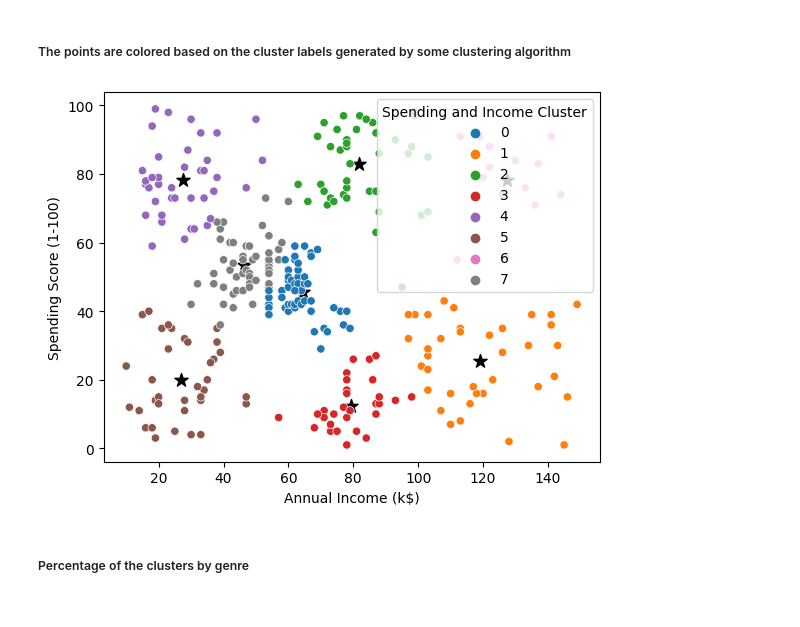
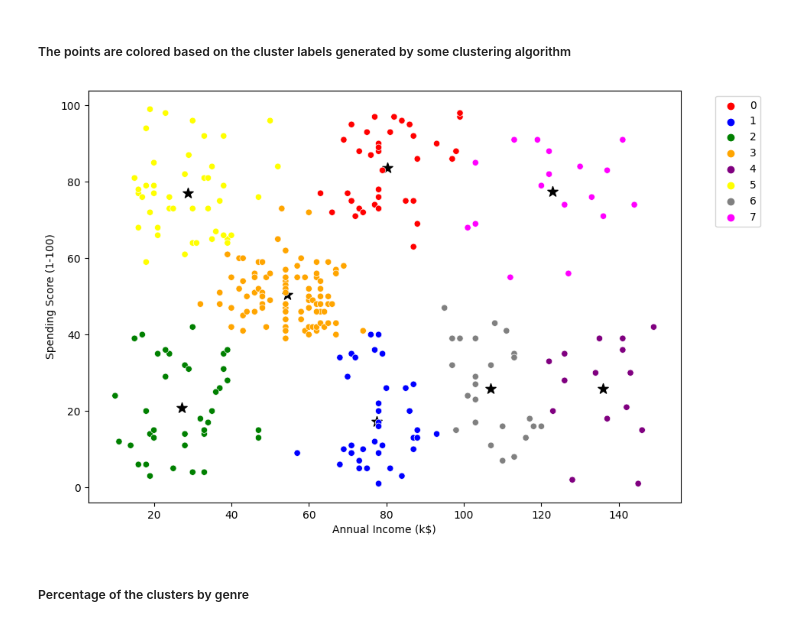
Before and after one commit to felipedds/segment-shopping-customer, a Jupyter notebook: clustering.ipynb, the cells around one changed output. Drawn from its saved outputs; the diff is of its cells as text; code cells hidden in the pictures.

Commit message:
alterated the the image of clustering

```diff
--- a/clustering.ipynb
+++ b/clustering.ipynb
@@ -284,13 +284,17 @@ plt.plot(range(1, 11), inertia_bivariate_scores)
 # %% [markdown]
 ##### The points are colored based on the cluster labels generated by some clustering algorithm
 # %%
+custom_palette = ["red", "blue", "green", "orange", "purple", "yellow", "grey", "magenta"]
 centers = pd.DataFrame(clustering_bivariate.cluster_centers_, columns=["x", "y"])
+plt.figure(figsize=(10, 7))
 plt.scatter(x=centers["x"], y=centers["y"], s=100, c="black", marker="*")
 sns.scatterplot(data=df, x="Annual Income (k$)", y="Spending Score (1-100)",
-                hue="Spending and Income Cluster", palette="tab10")
+                hue="Spending and Income Cluster", palette=custom_palette)
+plt.legend(bbox_to_anchor=(1.05, 1), loc='upper left')
 plt.savefig("../segment-shopping-customer/images/clustering_bivariate.png")
+plt.show()
 # %% [output]
-[figure, old version]
+[figure, new version]
 # %% [markdown]
 ##### Percentage of the clusters by genre
 # %%
```
Also changed, not shown: parts of 12 cells of this notebook, 1 other file.
